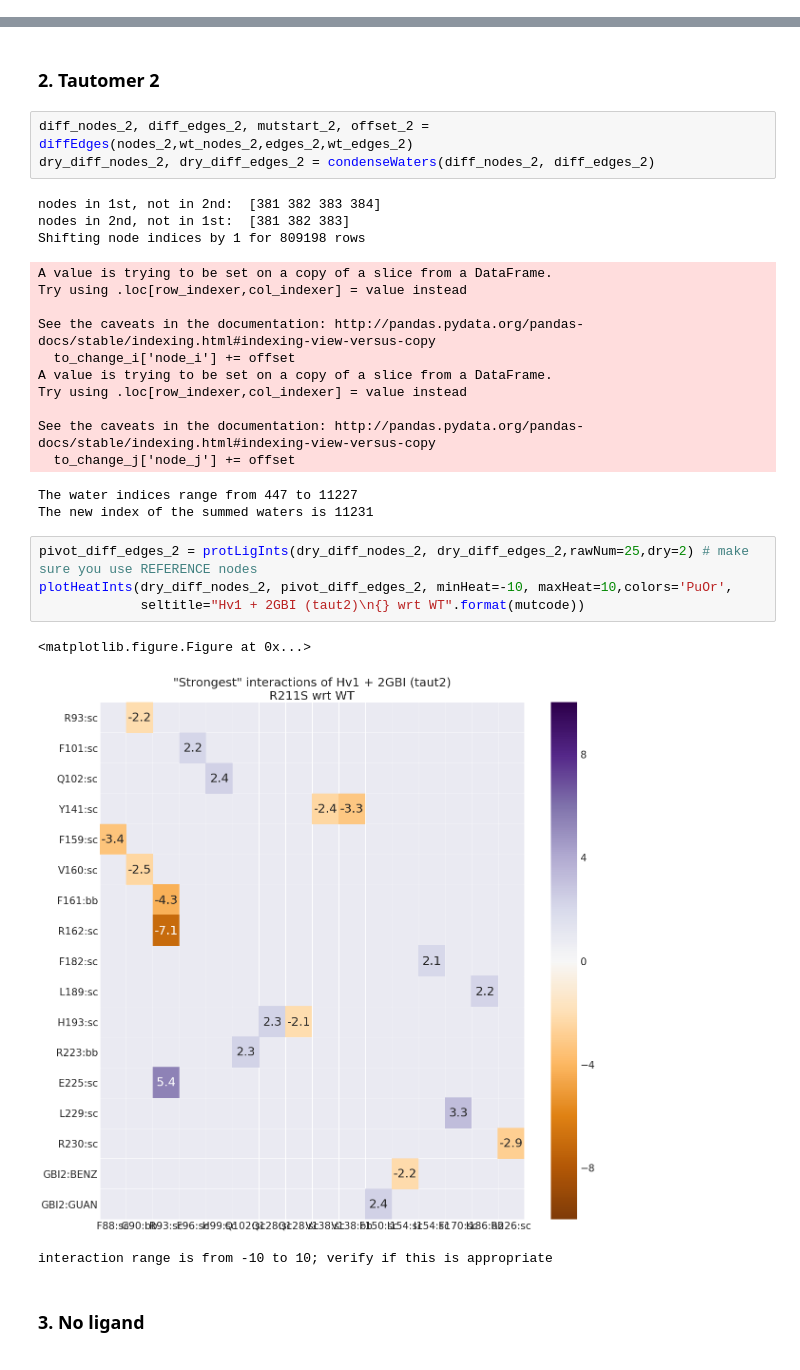
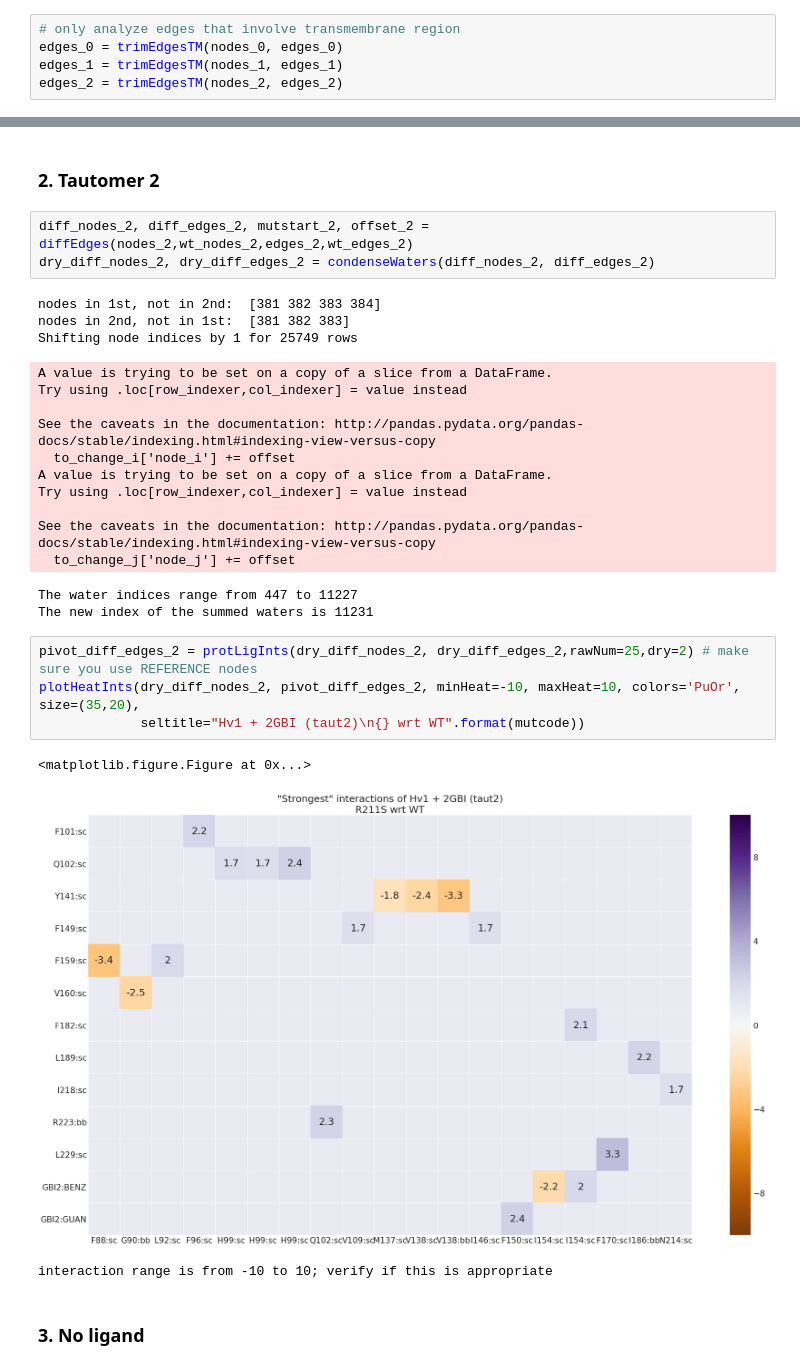
Before and after one commit to vtlim/Hv1, a Jupyter notebook: 04_fep/postFEPvanilla/analysis/4_nonCovInts/nodeAnalysis.ipynb, the cells around one changed output, grey strips where cells are left out. Drawn from its saved outputs; the diff is of its cells as text.

Commit message:
consider only transmembrane regions for node analysis

```diff
--- a/04_fep/postFEPvanilla/analysis/4_nonCovInts/nodeAnalysis.ipynb
+++ b/04_fep/postFEPvanilla/analysis/4_nonCovInts/nodeAnalysis.ipynb
@@ -175,0 +184,5 @@ wt_nodes_2, wt_edges_2 = pickle.load( open( 't2_wt.pickle', "rb" ))
+# %%
+# only analyze edges that involve transmembrane region
+edges_0 = trimEdgesTM(nodes_0, edges_0)
+edges_1 = trimEdgesTM(nodes_1, edges_1)
+edges_2 = trimEdgesTM(nodes_2, edges_2)
@@ -286,7 +308,7 @@ dry_diff_nodes_2, dry_diff_edges_2 = condenseWaters(diff_nodes_2, diff_edges_2)
 # %% [output]
 nodes in 1st, not in 2nd:  [381 382 383 384]
 nodes in 2nd, not in 1st:  [381 382 383]
-Shifting node indices by 1 for 809198 rows
+Shifting node indices by 1 for 25749 rows
 A value is trying to be set on a copy of a slice from a DataFrame.
 Try using .loc[row_indexer,col_indexer] = value instead
 
@@ -301,11 +323,11 @@ The water indices range from 447 to 11227
 The new index of the summed waters is 11231
 # %%
 pivot_diff_edges_2 = protLigInts(dry_diff_nodes_2, dry_diff_edges_2,rawNum=25,dry=2) # make sure you use REFERENCE nodes
-plotHeatInts(dry_diff_nodes_2, pivot_diff_edges_2, minHeat=-10, maxHeat=10,colors='PuOr',
+plotHeatInts(dry_diff_nodes_2, pivot_diff_edges_2, minHeat=-10, maxHeat=10, colors='PuOr', size=(35,20),
              seltitle="Hv1 + 2GBI (taut2)\n{} wrt WT".format(mutcode))
 # %% [output]
 <matplotlib.figure.Figure at 0x...>
-[figure, old version]
+[figure, new version]
 interaction range is from -10 to 10; verify if this is appropriate
 # %% [markdown]
 ### 3. No ligand
```
Also changed, not shown: parts of 34 cells of this notebook, 2 other files.
